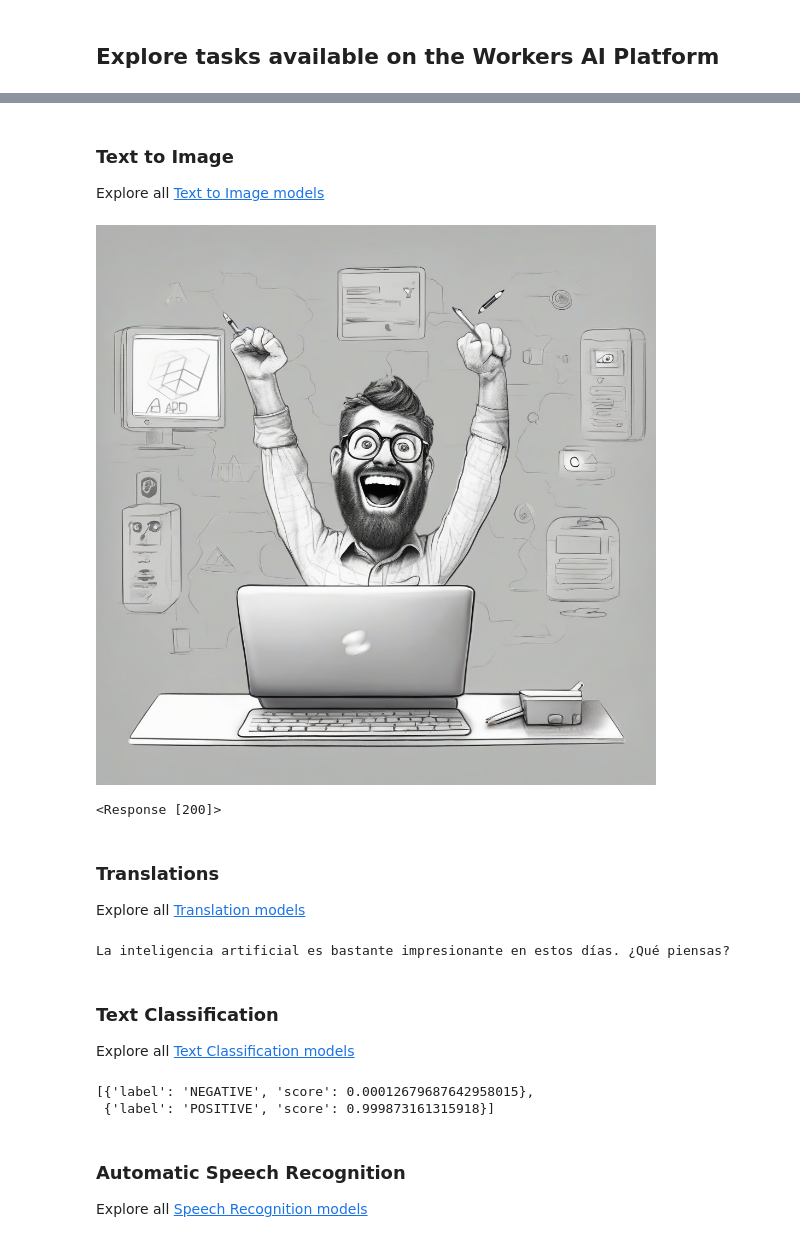
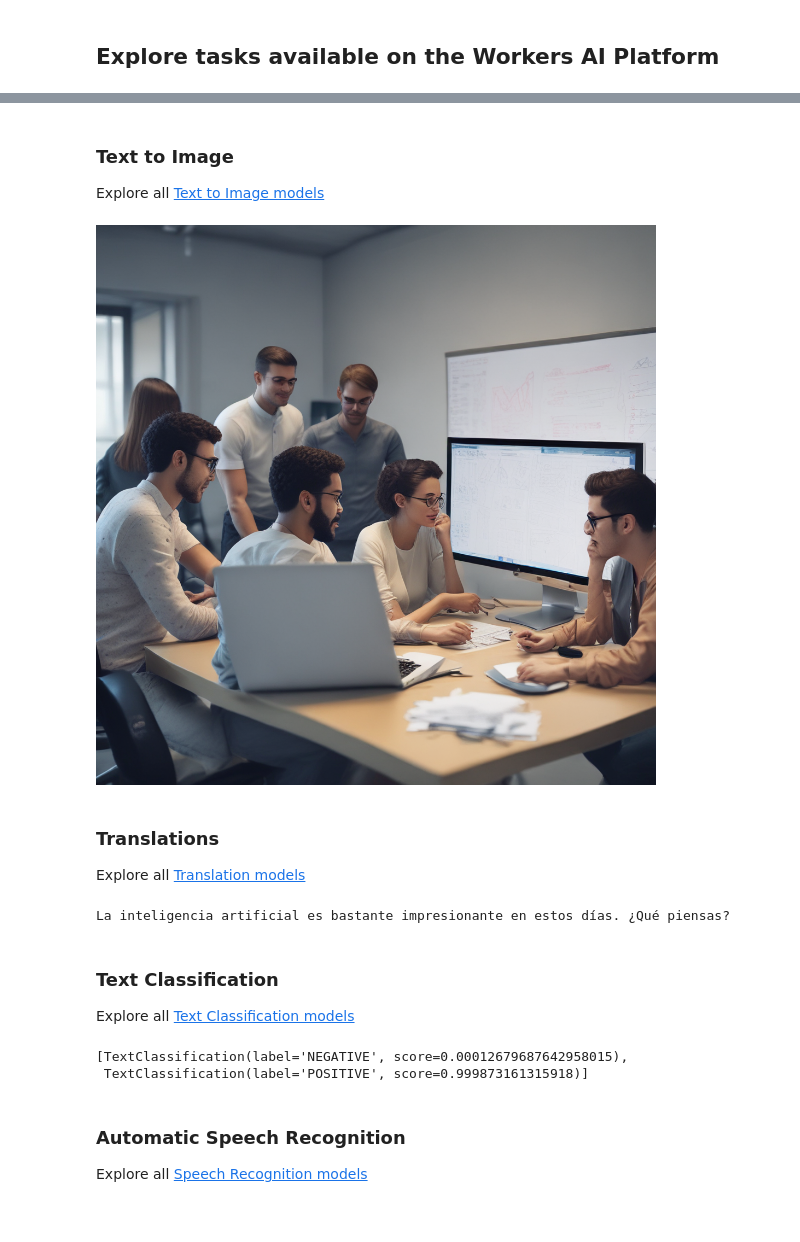
Before and after one commit to craigsdennis/notebooks-cloudflare-workers-ai, a Jupyter notebook: cloudflare-workers-ai.ipynb, the cells around one changed output, grey strips where cells are left out. Drawn from its saved outputs; the diff is of its cells as text; code cells hidden in the pictures.

```diff
--- a/cloudflare-workers-ai.ipynb
+++ b/cloudflare-workers-ai.ipynb
@@ -48,6 +61,9 @@ if "CLOUDFLARE_ACCOUNT_ID" in os.environ:
     account_id = os.environ["CLOUDFLARE_ACCOUNT_ID"]
 else:
     account_id = getpass("Enter your account id")
+# %%
+# Initialize client
+client = Cloudflare(api_token=api_token)
 # %% [markdown]
 ## Explore tasks available on the Workers AI Platform
 # %% [markdown]
@@ -57,15 +73,12 @@ Explore all [Text Generation Models](https://developers.cloudflare.com/workers-a
 # %%
-model = "@cf/meta/llama-2-7b-chat-int8"
-
-response = requests.post(
-    f"https://api.cloudflare.com/client/v4/accounts/{account_id}/ai/run/{model}",
-    headers={"Authorization": f"Bearer {api_token}"},
-    json={"messages": [
+result = client.workers.ai.run(
+    "@cf/meta/llama-3-8b-instruct" ,
+    account_id=account_id,
+    messages=[
         {"role": "system", "content": "You are a productivity assistant for users of Jupyter notebooks for both Mac and Windows users. Respond in Markdown."},
         {"role": "user", "content": "How do I use keyboard shortcuts to execute cells?"}
-    ]}
+    ]
 )
 
-inference = response.json()
-display(Markdown(inference["result"]["response"]))
+display(Markdown(result["response"]))
 # %% [output]
@@ -98,23 +103,19 @@ Tips:
 # %% [markdown]
 ### Text to Image
 
-Explore all [Text to Image models](https://developers.cloudflare.com/workers-ai/models/text-to-image/)
+Explore all [Text to Image models](https://developers.cloudflare.com/workers-ai/models#text-to-image)
 # %%
-model = "@cf/stabilityai/stable-diffusion-xl-base-1.0"
-
-response = requests.post(
-    f"https://api.cloudflare.com/client/v4/accounts/{account_id}/ai/run/{model}",
-    headers={"Authorization": f"Bearer {api_token}"},
-    json={"prompt": "A pencil drawing of an excited developer using an API", "num_steps" : 20}
+data = client.workers.ai.with_raw_response.run(
+    "@cf/bytedance/stable-diffusion-xl-lightning",
+    account_id=account_id,
+    prompt="Diverse group of developers, working, coding, whiteboard"
 )
 
-display(Image(response.content))
-response
+display(Image(data.read()))
 # %% [output]
-[figure, old version]
+[figure, new version]
-<Response [200]>
 # %% [markdown]
 ### Translations
 
-Explore all [Translation models](https://developers.cloudflare.com/workers-ai/models/translation/)
+Explore all [Translation models](https://developers.cloudflare.com/workers-ai/models#translation)
 # %%
@@ -137,23 +134,20 @@ La inteligencia artificial es bastante impresionante en estos días. ¿Qué pien
 # %% [markdown]
 ### Text Classification
 
-Explore all [Text Classification models](https://developers.cloudflare.com/workers-ai/models/text-classification/)
+Explore all [Text Classification models](https://developers.cloudflare.com/workers-ai/models#text-classification)
 # %%
-model = "@cf/huggingface/distilbert-sst-2-int8"
-
-response = requests.post(
-    f"https://api.cloudflare.com/client/v4/accounts/{account_id}/ai/run/{model}",
-    headers={"Authorization": f"Bearer {api_token}"},
-    json={"text": "This taco is delicious"}
+result = client.workers.ai.run(
+    "@cf/huggingface/distilbert-sst-2-int8",
+    account_id=account_id,
+    text="This taco is delicious"
 )
 
-inference = response.json()
-inference["result"]
+result
 # %% [output]
-[{'label': 'NEGATIVE', 'score': 0.00012679687642958015},
- {'label': 'POSITIVE', 'score': 0.999873161315918}]
+[TextClassification(label='NEGATIVE', score=0.00012679687642958015),
+ TextClassification(label='POSITIVE', score=0.999873161315918)]
 # %% [markdown]
 ### Automatic Speech Recognition
 
-Explore all [Speech Recognition models](https://developers.cloudflare.com/workers-ai/models/speech-recognition/)
+Explore all [Speech Recognition models](https://developers.cloudflare.com/workers-ai/models#speech-recognition)
 # %%
```
Also changed, not shown: parts of 13 cells of this notebook, 1 other file.
